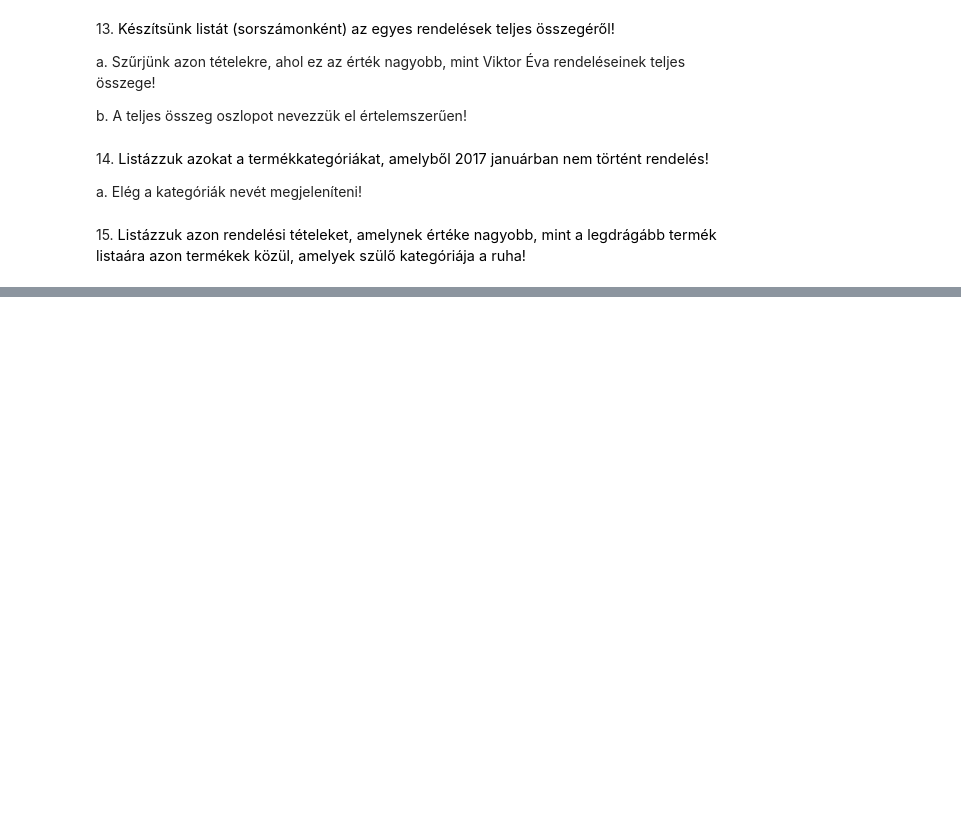
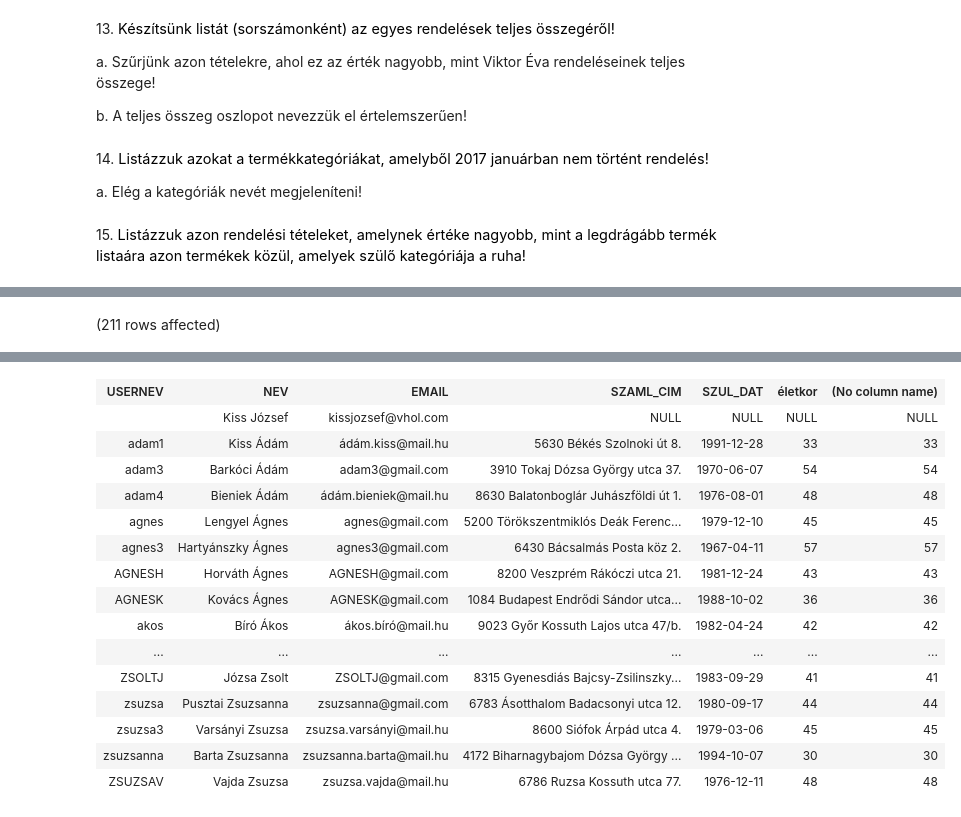
Before and after one commit to wkata/sql_gyak, a Jupyter notebook: gyak6/gyakorlat06_feladatok.ipynb, the cells around one changed output, grey strips where cells are left out. Saved outputs shown, nothing was run; the diff lists cells and outputs as text; code cells hidden in the pictures; blank space fills up the shorter version.

```diff
--- a/gyak6/gyakorlat06_feladatok.ipynb
+++ b/gyak6/gyakorlat06_feladatok.ipynb
@@ -124,0 +214,6 @@ a. Elég a kategóriák nevét megjeleníteni!
+# %%
+SELECT *,
+       DATEDIFF(year,SZUL_DAT, getdate()) As 'életkor',
+       -- over(partition by usernev order by SZUL_DAT rows between 2preceding and 2 following )
+FROM Vendeg
+# %% [output]
@@ -124,0 +221 @@ a. Elég a kategóriák nevét megjeleníteni!
+(211 rows affected)
@@ -124,0 +223,16 @@ a. Elég a kategóriák nevét megjeleníteni!
+| USERNEV | NEV | EMAIL | SZAML_CIM | SZUL_DAT | életkor | (No column name) |
+|  | Kiss József | kissjozsef@vhol.com | NULL | NULL | NULL | NULL |
+| adam1 | Kiss Ádám | ádám.kiss@mail.hu | 5630 Békés Szolnoki út 8. | 1991-12-28 | 33 | 33 |
+| adam3 | Barkóci Ádám | adam3@gmail.com | 3910 Tokaj Dózsa György utca 37. | 1970-06-07 | 54 | 54 |
+| adam4 | Bieniek Ádám | ádám.bieniek@mail.hu | 8630 Balatonboglár Juhászföldi út 1. | 1976-08-01 | 48 | 48 |
+| agnes | Lengyel Ágnes | agnes@gmail.com | 5200 Törökszentmiklós Deák Ferenc... | 1979-12-10 | 45 | 45 |
+| agnes3 | Hartyánszky Ágnes | agnes3@gmail.com | 6430 Bácsalmás Posta köz 2. | 1967-04-11 | 57 | 57 |
+| AGNESH | Horváth Ágnes | AGNESH@gmail.com | 8200 Veszprém Rákóczi utca 21. | 1981-12-24 | 43 | 43 |
+| AGNESK | Kovács Ágnes | AGNESK@gmail.com | 1084 Budapest Endrődi Sándor utca... | 1988-10-02 | 36 | 36 |
+| akos | Bíró Ákos | ákos.bíró@mail.hu | 9023 Győr Kossuth Lajos utca 47/b. | 1982-04-24 | 42 | 42 |
+| ... | ... | ... | ... | ... | ... | ... |
+| ZSOLTJ | Józsa Zsolt | ZSOLTJ@gmail.com | 8315 Gyenesdiás Bajcsy-Zsilinszky... | 1983-09-29 | 41 | 41 |
+| zsuzsa | Pusztai Zsuzsanna | zsuzsanna@gmail.com | 6783 Ásotthalom Badacsonyi utca 12. | 1980-09-17 | 44 | 44 |
+| zsuzsa3 | Varsányi Zsuzsa | zsuzsa.varsányi@mail.hu | 8600 Siófok Árpád utca 4. | 1979-03-06 | 45 | 45 |
+| zsuzsanna | Barta Zsuzsanna | zsuzsanna.barta@mail.hu | 4172 Biharnagybajom Dózsa György ... | 1994-10-07 | 30 | 30 |
+| ZSUZSAV | Vajda Zsuzsa | zsuzsa.vajda@mail.hu | 6786 Ruzsa Kossuth utca 77. | 1976-12-11 | 48 | 48 |
```
Also changed, not shown: parts of 8 cells of this notebook.
